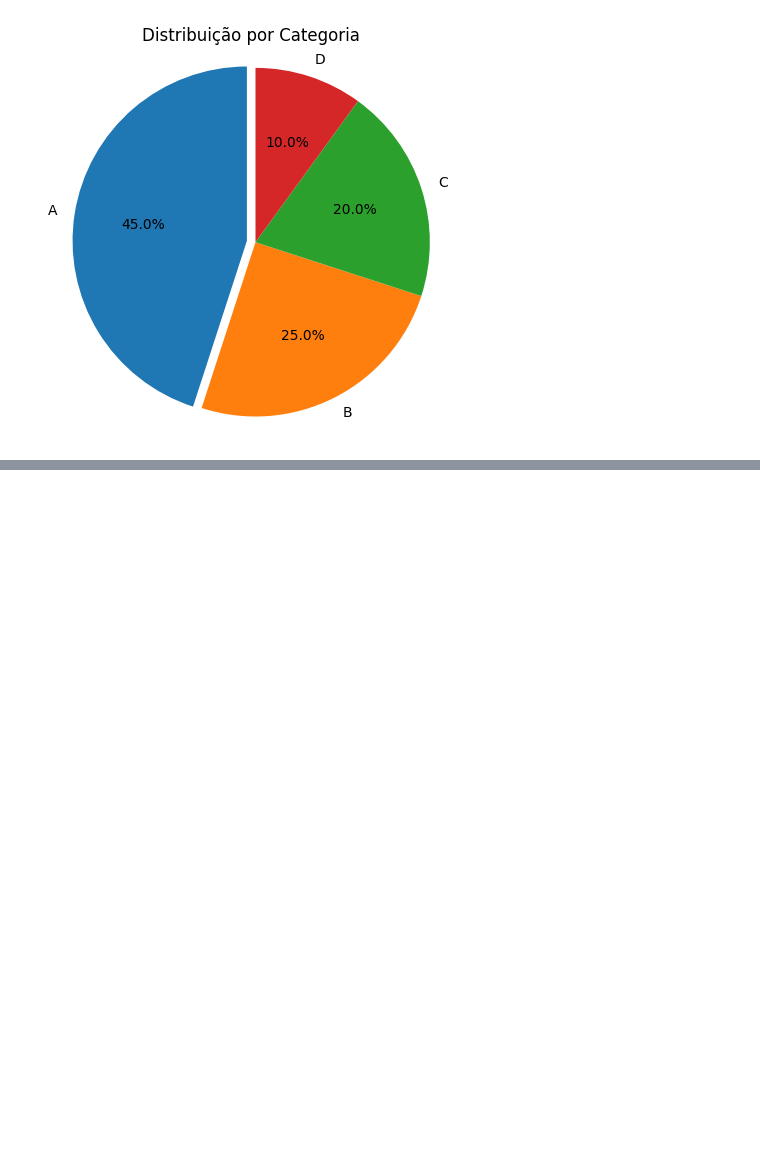
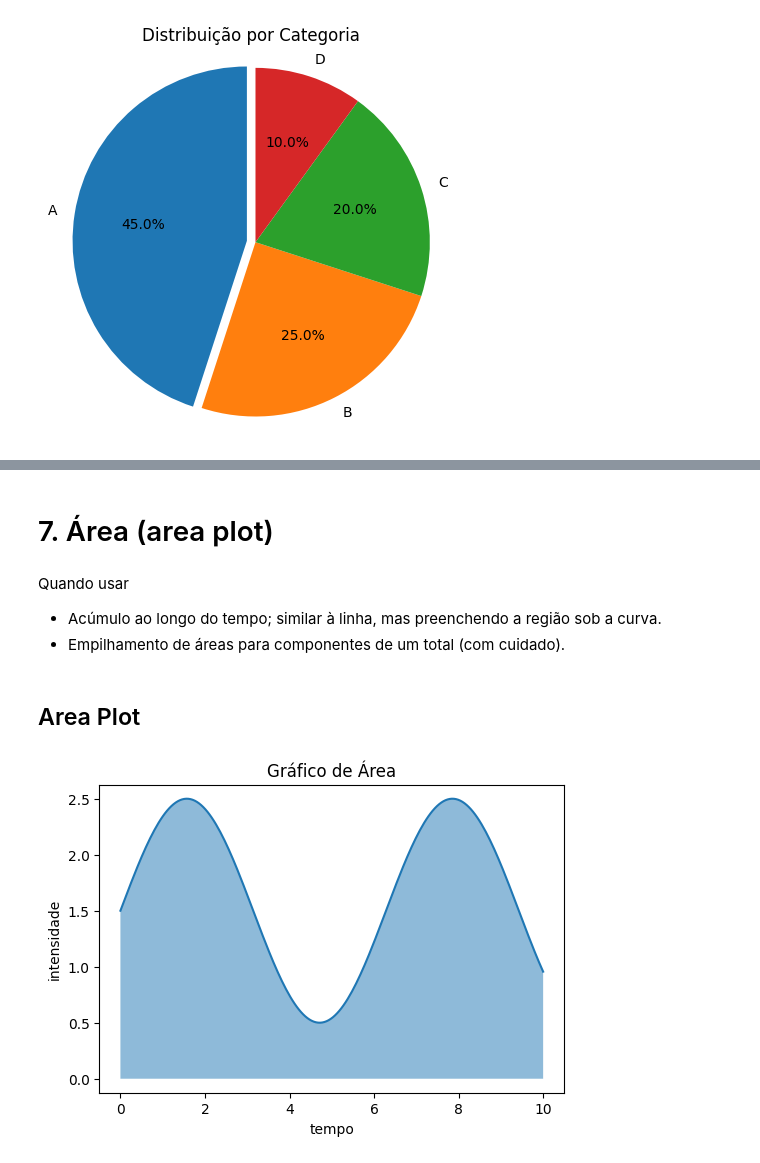
Before and after one commit to miguelaugusto-bot/PythonUninove, a Jupyter notebook: Aulas/Aula05IA.ipynb, the cells around one changed output, grey strips where cells are left out. Cells and saved outputs as stored; diff of their text form; code cells hidden in the pictures; blank space fills up the shorter version.

```diff
--- a/Aulas/Aula05IA.ipynb
+++ b/Aulas/Aula05IA.ipynb
@@ -231,0 +284,25 @@ plt.show()
+# %% [markdown]
+# 7. Área (area plot)
+# %% [markdown]
+Quando usar
+
+- Acúmulo ao longo do tempo; similar à linha, mas preenchendo a região sob a curva.
+- Empilhamento de áreas para componentes de um total (com cuidado).
+# %% [markdown]
+## Area Plot
+# %%
+def area():
+    x = np.linspace(0, 10, 200)
+    y = np.sin(x) + 1.5
+
+    fig, ax = plt.subplots(figsize=(6, 4))
+    ax.fill_between(x, y, alpha=0.5)
+    ax.plot(x, y)
+    ax.set_title('Gráfico de Área')
+    ax.set_xlabel('tempo')
+    ax.set_ylabel('intensidade')
+    plt.show()
+
+area()
+# %% [output]
+[figure, added]
```
Also changed, not shown: parts of 37 cells of this notebook, 1 other file.
